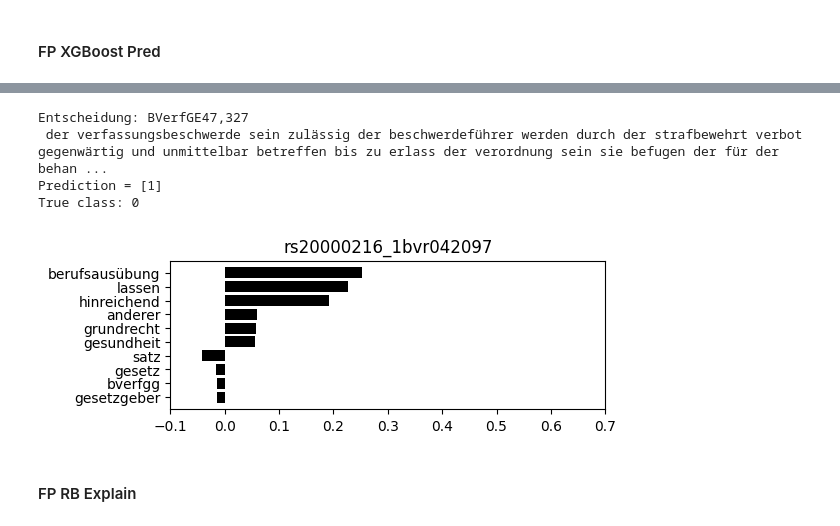
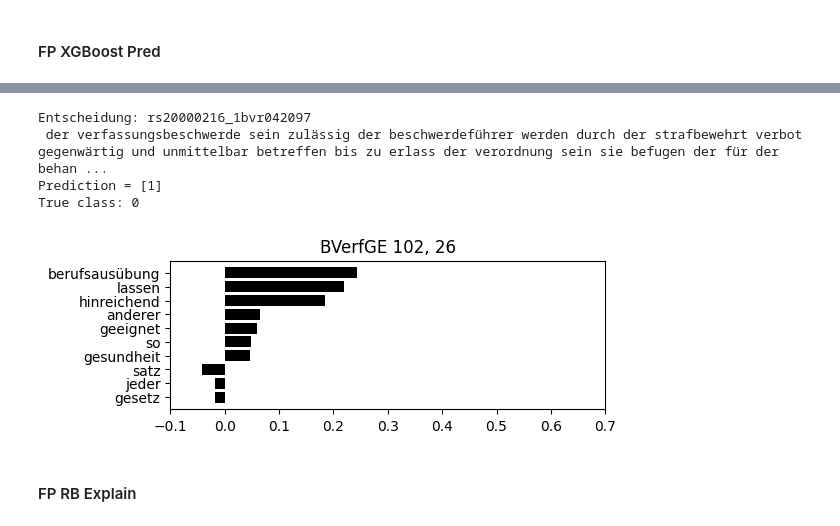
Before and after one commit to klueders/proportionality-argument, a Jupyter notebook: explain_classifier.ipynb, the cells around one changed output, grey strips where cells are left out. Saved outputs shown, nothing was run; the diff lists cells and outputs as text; code cells hidden in the pictures.

```diff
--- a/explain_classifier.ipynb
+++ b/explain_classifier.ipynb
@@ -28,3 +28,11 @@ import rule_based_classification as rbc
 
 from lime.lime_text import LimeTextExplainer
 from sklearn.pipeline import make_pipeline
+# %%
+metadata = pd.read_csv("data/Metadaten2.6.1.csv", sep="\t")
+metadata = metadata.rename(columns={'dateiname': 'entscheidung'}) # uniform variable naming
+metadata = metadata[metadata['inAS'] == 1]
+metadata["band"] = metadata["band"].astype(int)
+metadata["ersteSeite"] = metadata["ersteSeite"].astype(int)
+metadata["name_print"] = "BVerfGE " + metadata["band"].astype(str) + ", " + metadata["ersteSeite"].astype(str)
+metadata.head()
@@ -65,6 +81,8 @@ def report_result(y_pre, y_tes, model_name, feature_name, info_txt, class_type =
 training_data = pd.read_pickle("data/training_data.pkl")
 training_data['len_prop'] = training_data.prop
 training_data['prop'] = (training_data.prop > 0).astype('int')
+# %%
+training_data = training_data.merge(metadata[['entscheidung', 'name_print']], on="entscheidung", how="left")
 # %%
 data_y = training_data['prop']
 data_X = np.zeros(len(data_y))
@@ -326,31 +363,31 @@ fp_df
 # %%
 
 idx = 0
 
-print('Entscheidung: ' + tp_df.iloc[idx,0])
+print('Entscheidung: ' + fp_df.iloc[idx,0])
 exp = explainer.explain_instance(fp_df.iloc[idx,4], ml_pipe.predict_proba)
 print(fp_df.iloc[idx,4])
 print('Prediction =', ml_pipe.predict([fp_df.iloc[idx,4]]))
 print('True class: %s' % fp_df.iloc[idx,2])
-c = (fp_df.iloc[idx,0], exp.as_list())
+c = (fp_df.iloc[idx,8], exp.as_list())
 
 fig, ax = plt.subplots(1, 1, figsize=(5,2))
 plt.tight_layout(pad=0.8)
 
 
 words = [e[0] for e in c[1]]
 values = [e[1] for e in c[1]]
 ax.barh(words, values, color="black")
 ax.invert_yaxis()
 ax.set_title(c[0])
 ax.set_xticks(np.linspace(-0.1,0.7, num=9))
 
 plt.show()
 # %% [output]
-Entscheidung: BVerfGE47,327
+Entscheidung: rs20000216_1bvr042097
  der verfassungsbeschwerde sein zulässig der beschwerdeführer werden durch der strafbewehrt verbot gegenwärtig und unmittelbar betreffen bis zu erlass der verordnung sein sie befugen der für der behan ...
 Prediction = [1]
 True class: 0
-[figure, old version]
+[figure, new version]
 # %% [markdown]
 #### FP RB Explain
```
Also changed, not shown: parts of 12 cells of this notebook, 6 other files.
